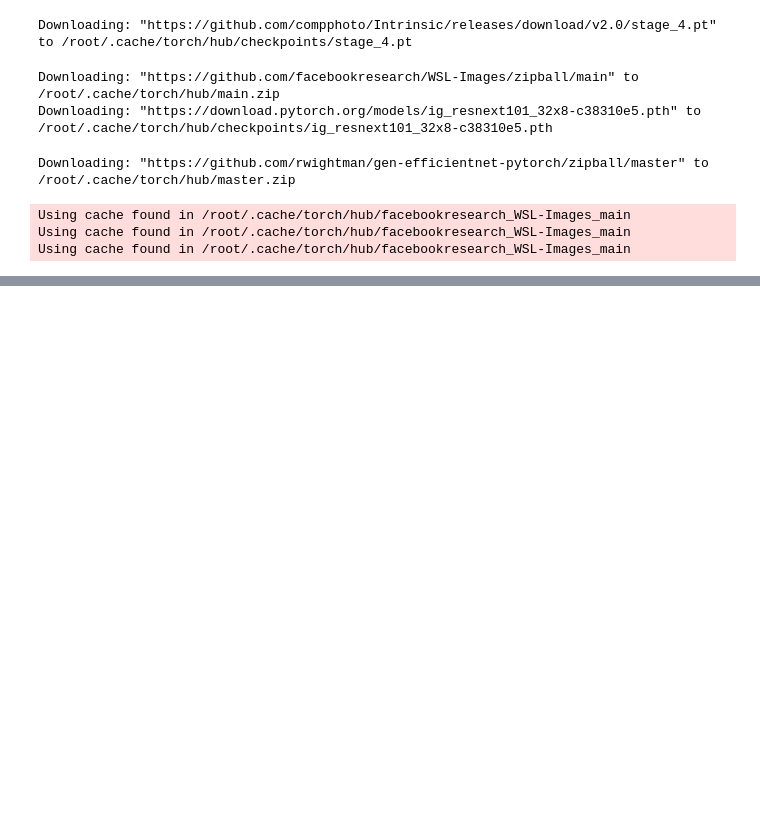
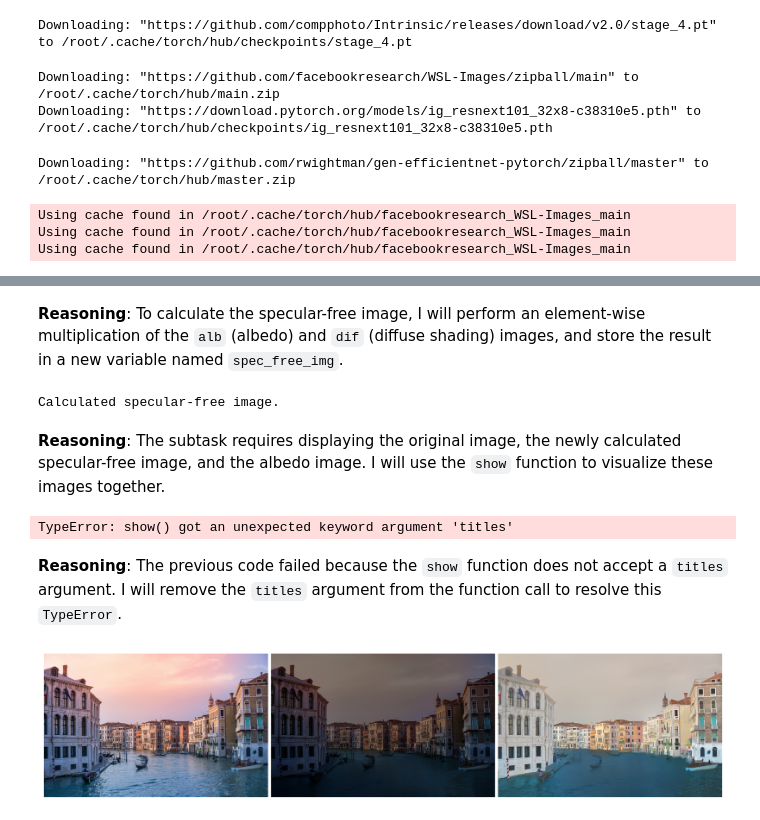
Before and after one commit to Jenny-high/Research, a Jupyter notebook: intrinsic_inference.ipynb, the cells around one changed output, grey strips where cells are left out. Cells and saved outputs as stored; diff of their text form; code cells hidden in the pictures; blank space fills up the shorter version.

```diff
--- a/intrinsic_inference.ipynb
+++ b/intrinsic_inference.ipynb
@@ -207,0 +79,22 @@ print(f"'{albedo_filename}' and '{diffuse_shading_filename}' have been downloade
+# %% [markdown]
+**Reasoning**:
+To calculate the specular-free image, I will perform an element-wise multiplication of the `alb` (albedo) and `dif` (diffuse shading) images, and store the result in a new variable named `spec_free_img`.
+# %%
+spec_free_img = alb * dif
+print("Calculated specular-free image.")
+# %% [output]
+Calculated specular-free image.
+# %% [markdown]
+**Reasoning**:
+The subtask requires displaying the original image, the newly calculated specular-free image, and the albedo image. I will use the `show` function to visualize these images together.
+# %%
+show([img, spec_free_img, alb], size=(30, 7), titles=['Original Image', 'Specular-Free Image', 'Albedo Image'])
+# %% [output]
+TypeError: show() got an unexpected keyword argument 'titles'
+# %% [markdown]
+**Reasoning**:
+The previous code failed because the `show` function does not accept a `titles` argument. I will remove the `titles` argument from the function call to resolve this `TypeError`.
+# %%
+show([img, spec_free_img, alb], size=(30, 7))
+# %% [output]
+[figure, added]
```
Also changed, not shown: parts of 13 cells of this notebook.
